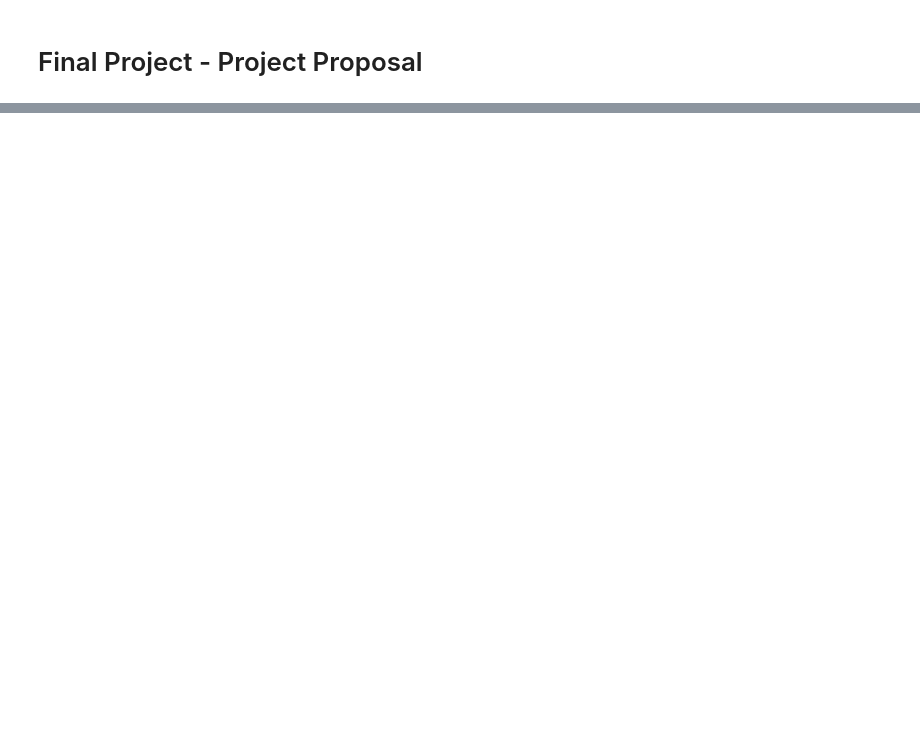
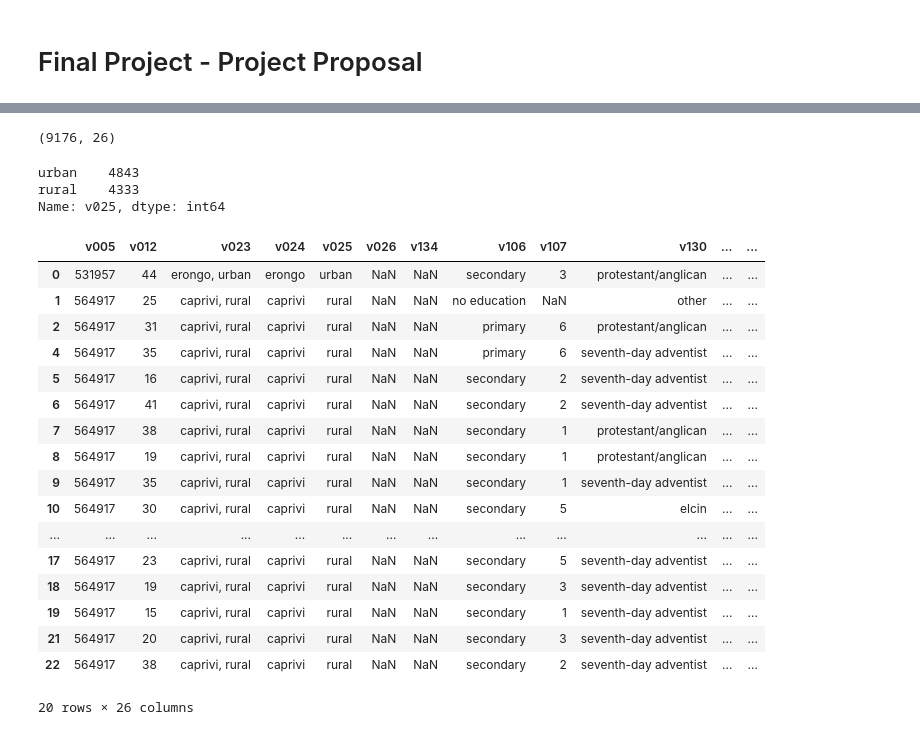
Before and after one commit to mike-osberg/ds_final_project, a Jupyter notebook: mike_osberg_final_project_part1.ipynb, the cells around one changed output, grey strips where cells are left out. Saved outputs shown, nothing was run; the diff lists cells and outputs as text; code cells hidden in the pictures; blank space fills up the shorter version.

```diff
--- a/mike_osberg_final_project_part1.ipynb
+++ b/mike_osberg_final_project_part1.ipynb
@@ -23,0 +49,2 @@ I would want to predict patient care seeking based on geography, education level
+# %%
+dhs_variables = ["v005","v012","v023","v024","v025", "v026", "v134", "v106", "v107", "v130", "v119", "v120", "v121", "v153", "v113", "v115", "v123", "v124", "v125", "v190", "v137", "v201", "h44a_1", "h46a_1", "m15_1", "m73_1"]
@@ -23,0 +78,6 @@ I would want to predict patient care seeking based on geography, education level
+# %%
+data = Path('Datasets','NMIR61FL.DTA')
+nmb_dhs = pd.read_stata(data, columns = dhs_variables)
+# %%
+#create a dataset that focuses on only the values of women ages 15-49. the survey notes suggest that there were 842 women who were added (over the ages of 50) in half of the households survyed.
+nmb_dhs_small = nmb_dhs.loc[nmb_dhs.loc[:,"v012"]<50,:]
@@ -23,0 +87,31 @@ I would want to predict patient care seeking based on geography, education level
+# %%
+nmb_dhs_small.shape
+# %% [output]
+(9176, 26)
+# %%
+nmb_dhs_small.loc[:,"v025"].value_counts()
+# %% [output]
+urban    4843
+rural    4333
+Name: v025, dtype: int64
+# %%
+nmb_dhs_small.head(20)
+# %% [output]
+|  | v005 | v012 | v023 | v024 | v025 | v026 | v134 | v106 | v107 | v130 | ... | ... |
+| 0 | 531957 | 44 | erongo, urban | erongo | urban | NaN | NaN | secondary | 3 | protestant/anglican | ... | ... |
+| 1 | 564917 | 25 | caprivi, rural | caprivi | rural | NaN | NaN | no education | NaN | other | ... | ... |
+| 2 | 564917 | 31 | caprivi, rural | caprivi | rural | NaN | NaN | primary | 6 | protestant/anglican | ... | ... |
+| 4 | 564917 | 35 | caprivi, rural | caprivi | rural | NaN | NaN | primary | 6 | seventh-day adventist | ... | ... |
+| 5 | 564917 | 16 | caprivi, rural | caprivi | rural | NaN | NaN | secondary | 2 | seventh-day adventist | ... | ... |
+| 6 | 564917 | 41 | caprivi, rural | caprivi | rural | NaN | NaN | secondary | 2 | seventh-day adventist | ... | ... |
+| 7 | 564917 | 38 | caprivi, rural | caprivi | rural | NaN | NaN | secondary | 1 | protestant/anglican | ... | ... |
+| 8 | 564917 | 19 | caprivi, rural | caprivi | rural | NaN | NaN | secondary | 1 | protestant/anglican | ... | ... |
+| 9 | 564917 | 35 | caprivi, rural | caprivi | rural | NaN | NaN | secondary | 1 | seventh-day adventist | ... | ... |
+| 10 | 564917 | 30 | caprivi, rural | caprivi | rural | NaN | NaN | secondary | 5 | elcin | ... | ... |
+| ... | ... | ... | ... | ... | ... | ... | ... | ... | ... | ... | ... | ... |
+| 17 | 564917 | 23 | caprivi, rural | caprivi | rural | NaN | NaN | secondary | 5 | seventh-day adventist | ... | ... |
+| 18 | 564917 | 19 | caprivi, rural | caprivi | rural | NaN | NaN | secondary | 3 | seventh-day adventist | ... | ... |
+| 19 | 564917 | 15 | caprivi, rural | caprivi | rural | NaN | NaN | secondary | 1 | seventh-day adventist | ... | ... |
+| 21 | 564917 | 20 | caprivi, rural | caprivi | rural | NaN | NaN | secondary | 3 | seventh-day adventist | ... | ... |
+| 22 | 564917 | 38 | caprivi, rural | caprivi | rural | NaN | NaN | secondary | 2 | seventh-day adventist | ... | ... |
+20 rows × 26 columns
```
Also changed, not shown: parts of 13 cells of this notebook.
